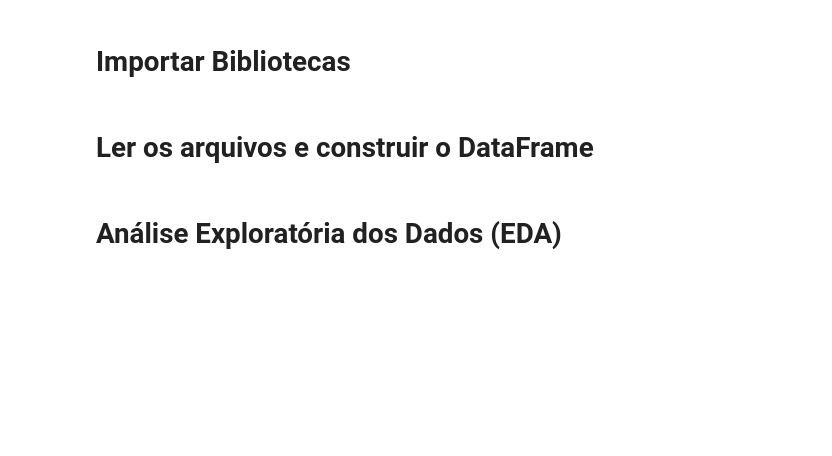
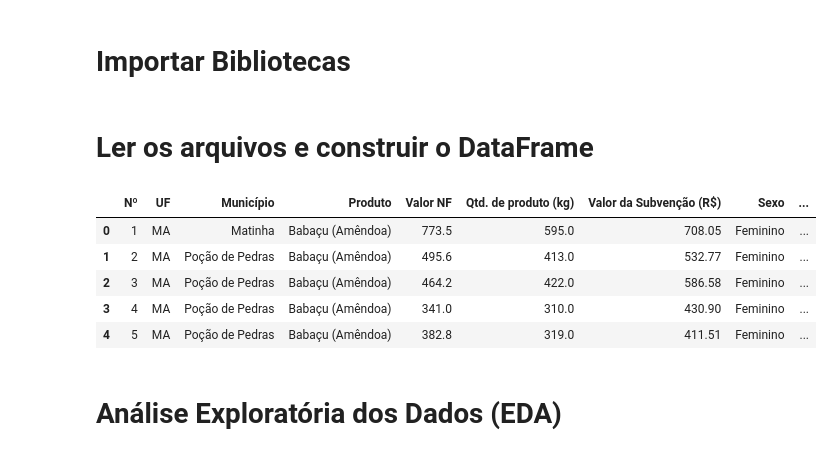
Before and after one commit to pbitgomes/MPAM_trab_final_big_data, a Jupyter notebook: trab_final_big_data.ipynb, the cells around one changed output. Cells and saved outputs as stored; diff of their text form; code cells hidden in the pictures; blank space fills up the shorter version.

```diff
--- a/trab_final_big_data.ipynb
+++ b/trab_final_big_data.ipynb
@@ -28,6 +28,15 @@ for ano in anos:
 
   # Concatenar o DataFrame atual ao DataFrame acumulado
   df = pd.concat([df, df_temp], ignore_index=True) # Ignorar o índice automático
+# %%
+df.head()
+# %% [output]
+|  | Nº | UF | Município | Produto | Valor NF | Qtd. de produto (kg) | Valor da Subvenção (R$) | Sexo | ... |
+| 0 | 1 | MA | Matinha | Babaçu (Amêndoa) | 773.5 | 595.0 | 708.05 | Feminino | ... |
+| 1 | 2 | MA | Poção de Pedras | Babaçu (Amêndoa) | 495.6 | 413.0 | 532.77 | Feminino | ... |
+| 2 | 3 | MA | Poção de Pedras | Babaçu (Amêndoa) | 464.2 | 422.0 | 586.58 | Feminino | ... |
+| 3 | 4 | MA | Poção de Pedras | Babaçu (Amêndoa) | 341.0 | 310.0 | 430.90 | Feminino | ... |
+| 4 | 5 | MA | Poção de Pedras | Babaçu (Amêndoa) | 382.8 | 319.0 | 411.51 | Feminino | ... |
 # %% [markdown]
 # Análise Exploratória dos Dados (EDA)
 # %%
```
Also changed, not shown: parts of 1 cell of this notebook.
